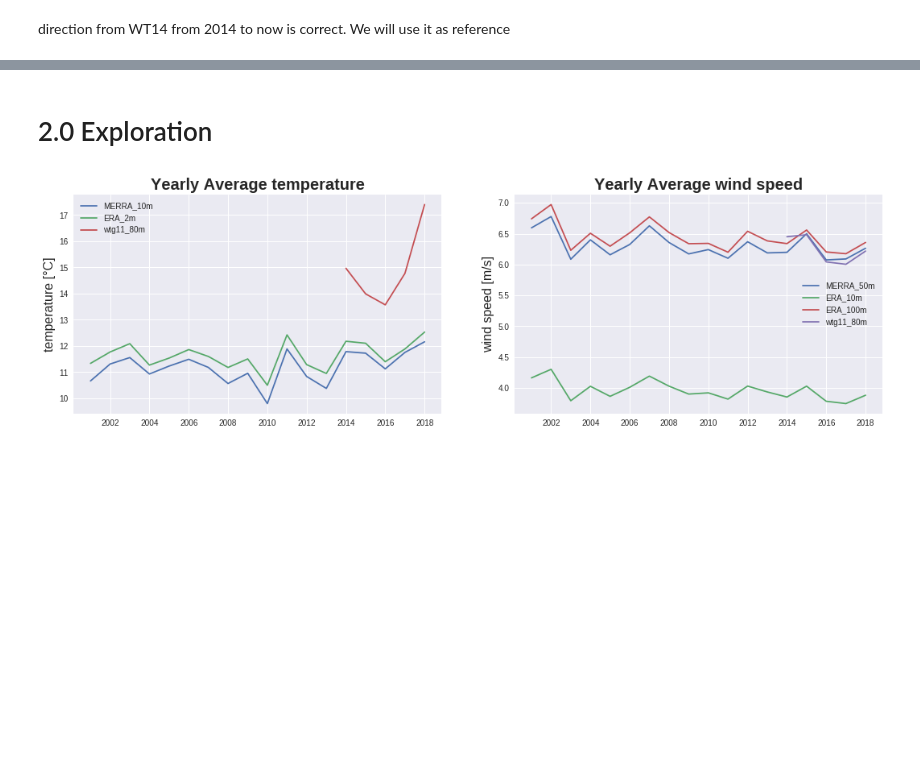
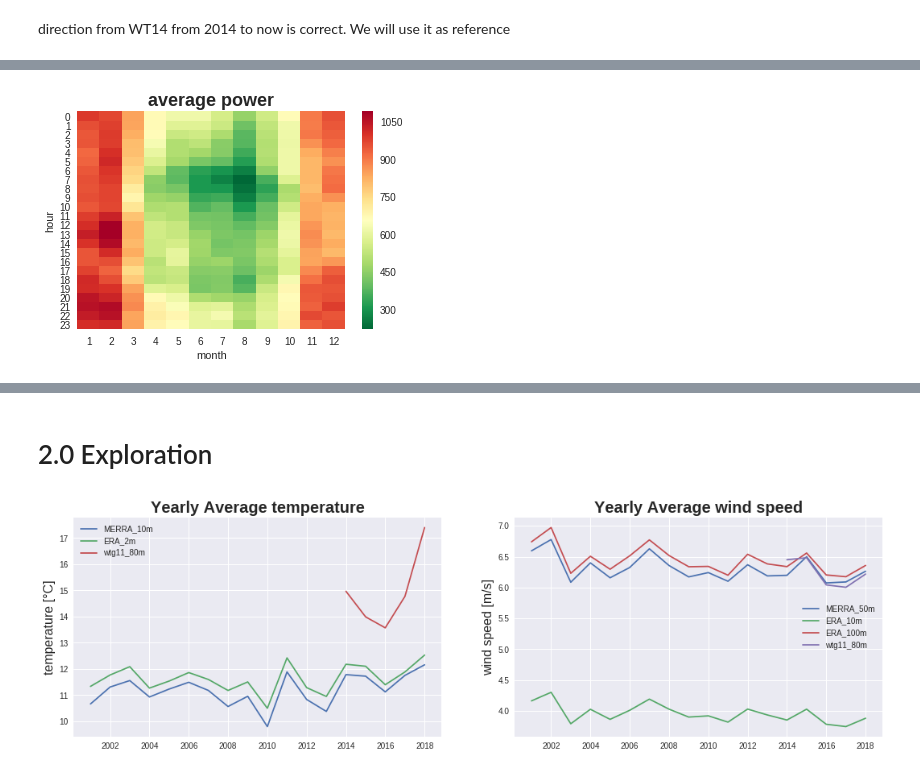
Before and after one commit to Umercia/wind_power, a Jupyter notebook: wind_farm_power_prediction.ipynb, the cells around one changed output, grey strips where cells are left out. Cells and saved outputs as stored; diff of their text form; code cells hidden in the pictures; blank space fills up the shorter version.

```diff
--- a/wind_farm_power_prediction.ipynb
+++ b/wind_farm_power_prediction.ipynb
@@ -1017,0 +874,3 @@ array([ 0.83245283, -0.85071643, -0.31210227, ..., -1.12002352,
+# %%
+pwr["hour"] = pwr.index.map(lambda x: x.hour)
+pwr["month"] = pwr.index.map(lambda x: x.month)
@@ -1017,0 +889,13 @@ array([ 0.83245283, -0.85071643, -0.31210227, ..., -1.12002352,
+# %%
+# temporal
+
+# Heatmaps: Hours versus Months
+plt.title("average power", fontweight="bold", size = 18)
+X = pwr.loc[:,("wf_avg","month","hour")].pivot_table(values = "wf_avg",
+                                                            index='hour', columns='month',
+                                                            aggfunc= np.mean,
+                                                            fill_value=0)
+sns.heatmap(X, annot=False, cmap = "RdYlGn_r")
+plt.show()
+# %% [output]
+[figure, added]
```
Also changed, not shown: parts of 52 cells of this notebook.
